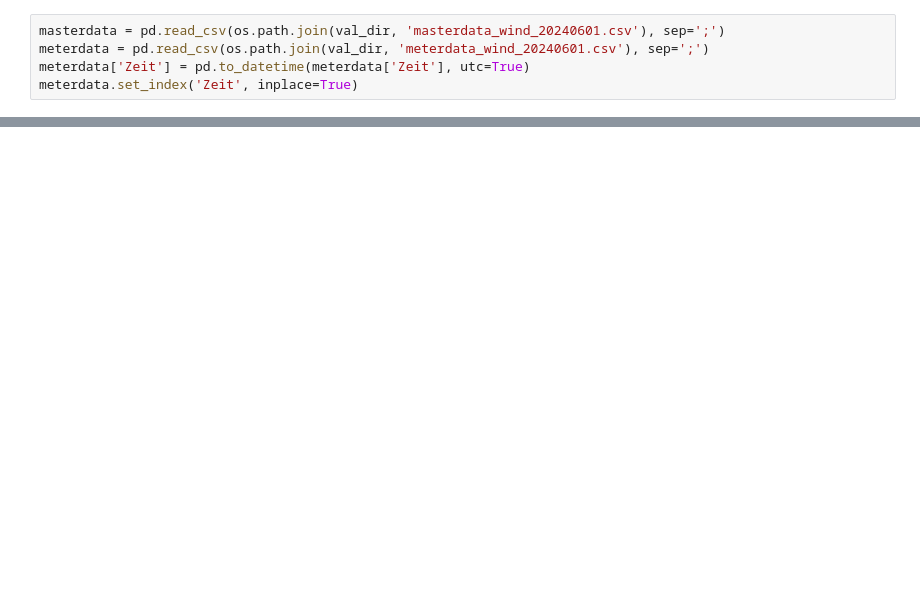
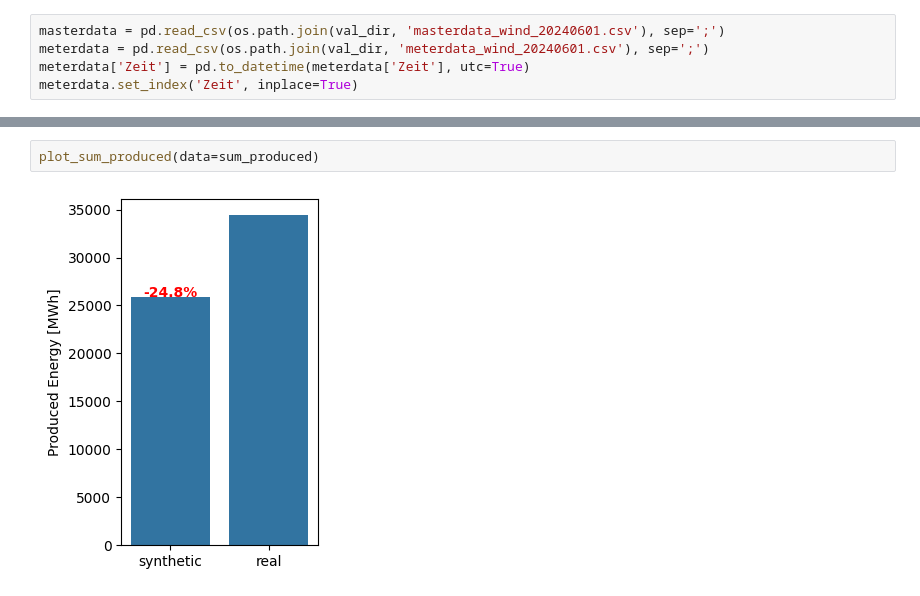
Before and after one commit to vikwal/synthetic_re_data_generation, a Jupyter notebook: evaluation/evaluation_real.ipynb, the cells around one changed output, grey strips where cells are left out. Cells and saved outputs as stored; diff of their text form; blank space fills up the shorter version.

```diff
--- a/evaluation/evaluation_real.ipynb
+++ b/evaluation/evaluation_real.ipynb
@@ -146,0 +485,4 @@ memory usage: 18.9+ MB
+# %%
+plot_sum_produced(data=sum_produced)
+# %% [output]
+[figure, added]
```
Also changed, not shown: parts of 19 cells of this notebook, 1 other file.
